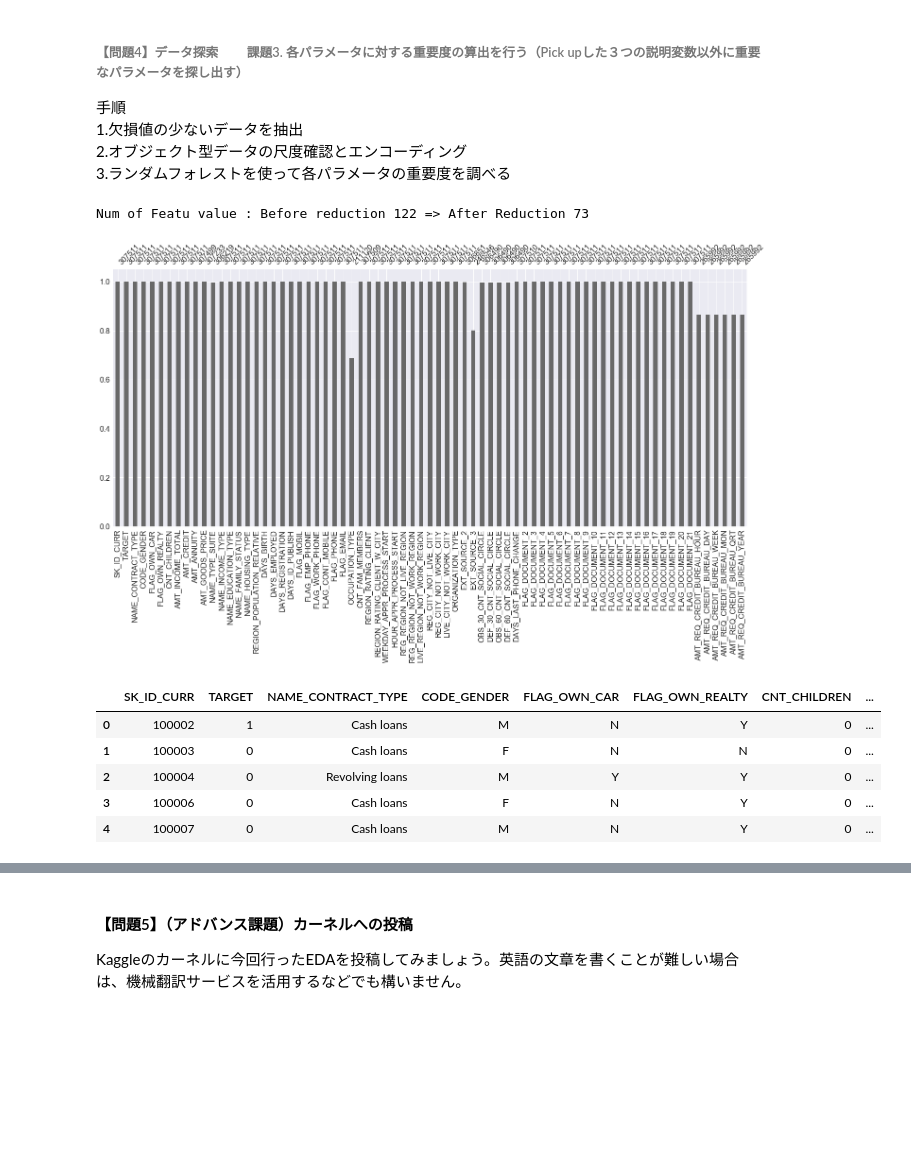
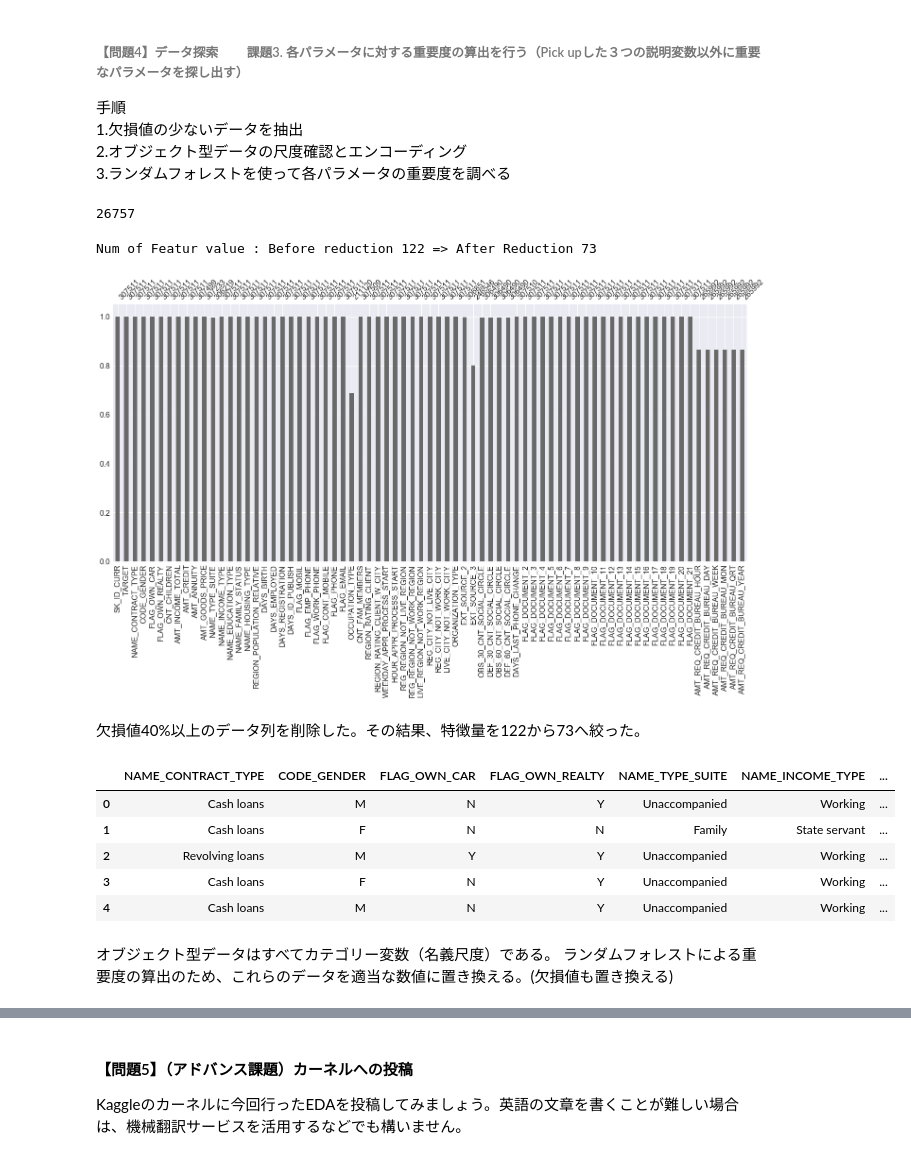
Before and after one commit to ns5849/diveintocode-ml, a Jupyter notebook: week3/week3-session1.ipynb, the cells around one changed output, grey strips where cells are left out. Saved outputs shown, nothing was run; the diff lists cells and outputs as text; code cells hidden in the pictures; blank space fills up the shorter version.

```diff
--- a/week3/week3-session1.ipynb
+++ b/week3/week3-session1.ipynb
@@ -379,6 +402,11 @@ Labor（肉体労働のような）の未返済率が高く特にlow-skill labor
 1.欠損値の少ないデータを抽出
 2.オブジェクト型データの尺度確認とエンコーディング
 3.ランダムフォレストを使って各パラメータの重要度を調べる
+# %%
+import gc
+gc.collect()
+# %% [output]
+26757
 # %%
 from sklearn.ensemble import RandomForestClassifier
 model = RandomForestClassifier()
@@ -394,20 +422,22 @@ for i in range(0, len(col_name)):
         del data_home_credit[col_name[i]]
 
 msno.bar(data_home_credit)
-print("Num of Featu value : Before reduction {} => After Reduction {}".format(len(col_name), len(data_home_credit.columns.values)))
+print("Num of Featur value : Before reduction {} => After Reduction {}".format(len(col_name), len(data_home_credit.columns.values)))
 # %% [output]
-Num of Featu value : Before reduction 122 => After Reduction 73
+Num of Featur value : Before reduction 122 => After Reduction 73
 [figure]
+# %% [markdown]
+欠損値40%以上のデータ列を削除した。その結果、特徴量を122から73へ絞った。
 # %%
 #2.オブジェクト型データの尺度確認とエンコーディング
 object_data_home_credit = data_home_credit.select_dtypes(['object'])
-data_home_credit.head()
+#data_home_credit.head()
 #data_home_credit.info()
-#object_data_home_credit.head()
+object_data_home_credit.head()
 # %% [output]
-|  | SK_ID_CURR | TARGET | NAME_CONTRACT_TYPE | CODE_GENDER | FLAG_OWN_CAR | FLAG_OWN_REALTY | CNT_CHILDREN | ... |
-| 0 | 100002 | 1 | Cash loans | M | N | Y | 0 | ... |
-| 1 | 100003 | 0 | Cash loans | F | N | N | 0 | ... |
-| 2 | 100004 | 0 | Revolving loans | M | Y | Y | 0 | ... |
-| 3 | 100006 | 0 | Cash loans | F | N | Y | 0 | ... |
-| 4 | 100007 | 0 | Cash loans | M | N | Y | 0 | ... |
+|  | NAME_CONTRACT_TYPE | CODE_GENDER | FLAG_OWN_CAR | FLAG_OWN_REALTY | NAME_TYPE_SUITE | NAME_INCOME_TYPE | ... |
+| 0 | Cash loans | M | N | Y | Unaccompanied | Working | ... |
+| 1 | Cash loans | F | N | N | Family | State servant | ... |
+| 2 | Revolving loans | M | Y | Y | Unaccompanied | Working | ... |
+| 3 | Cash loans | F | N | Y | Unaccompanied | Working | ... |
+| 4 | Cash loans | M | N | Y | Unaccompanied | Working | ... |
@@ -415,0 +444,3 @@ data_home_credit.head()
+# %% [markdown]
+オブジェクト型データはすべてカテゴリー変数（名義尺度）である。
+ランダムフォレストによる重要度の算出のため、これらのデータを適当な数値に置き換える。(欠損値も置き換える)
```
Also changed, not shown: parts of 44 cells of this notebook.
